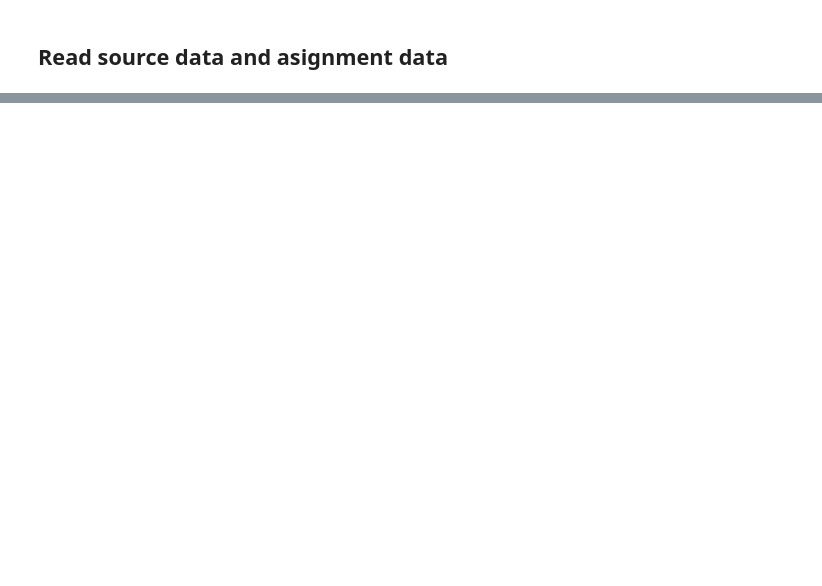
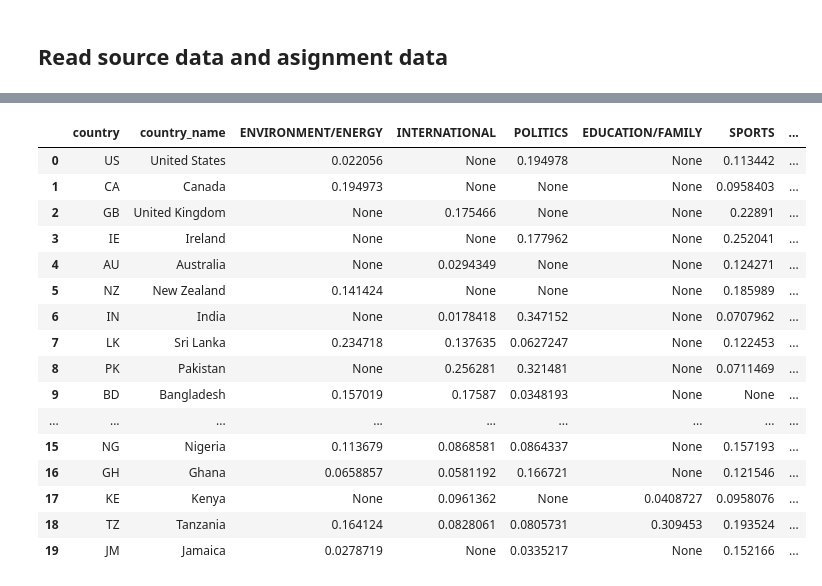
Before and after one commit to camligorkem/ADA_2018_Project, a Jupyter notebook: Notebooks/TopicAssignment.ipynb, the cells around one changed output, grey strips where cells are left out. Cells and saved outputs as stored; diff of their text form; code cells hidden in the pictures; blank space fills up the shorter version.

```diff
--- a/Notebooks/TopicAssignment.ipynb
+++ b/Notebooks/TopicAssignment.ipynb
@@ -210,3 +210,33 @@ BD       ENVIRONMENT/ENERGY                 0.157019
          SPORTS                             0.196457
          TECHNOLOGY/SCIENCE/SOCIAL MEDIA    0.056941
 Name: textID, Length: 162, dtype: float64
+# %%
+topics_distribution = pd.DataFrame(full_data['country'].unique())
+topics_distribution.rename(columns={0:'country'},inplace=True)
+topics_distribution['country_name'] = ['United States',
+                                       'Canada',
+                                       'United Kingdom',
+                                       'Ireland',
+                                        'Australia',
+                                        'New Zealand',
+                                        'India',
+                                        'Sri Lanka',
+                                       'Pakistan',
+                                       'Bangladesh',
+                                        'Malaysia',
+                                        'Singapore',
+                                        'Philippines',
+                                       'Hong Kong',
+                                       'South Africa',
+                                        'Nigeria',
+                                        'Ghana',
+                                        'Kenya',
+                                        'Tanzania',
+                                       'Jamaica']
+# %%
+for col in TOPIC_LIST:
+    topics_distribution[col] = None
+# %%
+g_percentage_pd = pd.DataFrame(g_percentage)
+g_percentage_pd.reset_index(inplace=True)
+g_percentage_pd.head()
@@ -212,0 +250,26 @@ Name: textID, Length: 162, dtype: float64
+# %%
+for ind, row in g_percentage_pd.iterrows():
+    country = row.country
+    topic = row.Topics
+    freq = row.textID
+    topics_distribution.loc[topics_distribution['country'] == country, topic] = freq
+# %%
+topics_distribution
+# %% [output]
+|  | country | country_name | ENVIRONMENT/ENERGY | INTERNATIONAL | POLITICS | EDUCATION/FAMILY | SPORTS | ... |
+| 0 | US | United States | 0.022056 | None | 0.194978 | None | 0.113442 | ... |
+| 1 | CA | Canada | 0.194973 | None | None | None | 0.0958403 | ... |
+| 2 | GB | United Kingdom | None | 0.175466 | None | None | 0.22891 | ... |
+| 3 | IE | Ireland | None | None | 0.177962 | None | 0.252041 | ... |
+| 4 | AU | Australia | None | 0.0294349 | None | None | 0.124271 | ... |
+| 5 | NZ | New Zealand | 0.141424 | None | None | None | 0.185989 | ... |
+| 6 | IN | India | None | 0.0178418 | 0.347152 | None | 0.0707962 | ... |
+| 7 | LK | Sri Lanka | 0.234718 | 0.137635 | 0.0627247 | None | 0.122453 | ... |
+| 8 | PK | Pakistan | None | 0.256281 | 0.321481 | None | 0.0711469 | ... |
+| 9 | BD | Bangladesh | 0.157019 | 0.17587 | 0.0348193 | None | None | ... |
+| ... | ... | ... | ... | ... | ... | ... | ... | ... |
+| 15 | NG | Nigeria | 0.113679 | 0.0868581 | 0.0864337 | None | 0.157193 | ... |
+| 16 | GH | Ghana | 0.0658857 | 0.0581192 | 0.166721 | None | 0.121546 | ... |
+| 17 | KE | Kenya | None | 0.0961362 | None | 0.0408727 | 0.0958076 | ... |
+| 18 | TZ | Tanzania | 0.164124 | 0.0828061 | 0.0805731 | 0.309453 | 0.193524 | ... |
+| 19 | JM | Jamaica | 0.0278719 | None | 0.0335217 | None | 0.152166 | ... |
```
Also changed, not shown: parts of 10 cells of this notebook, 1 other file.
